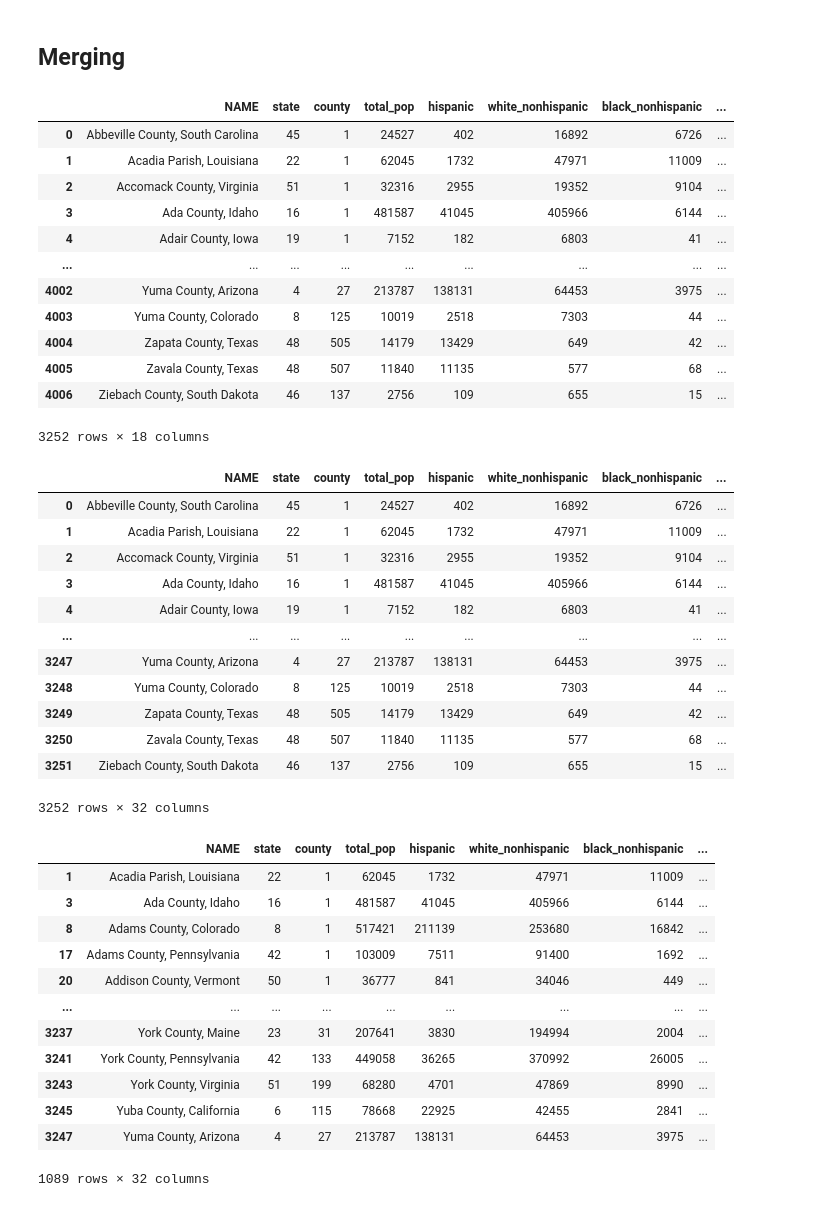
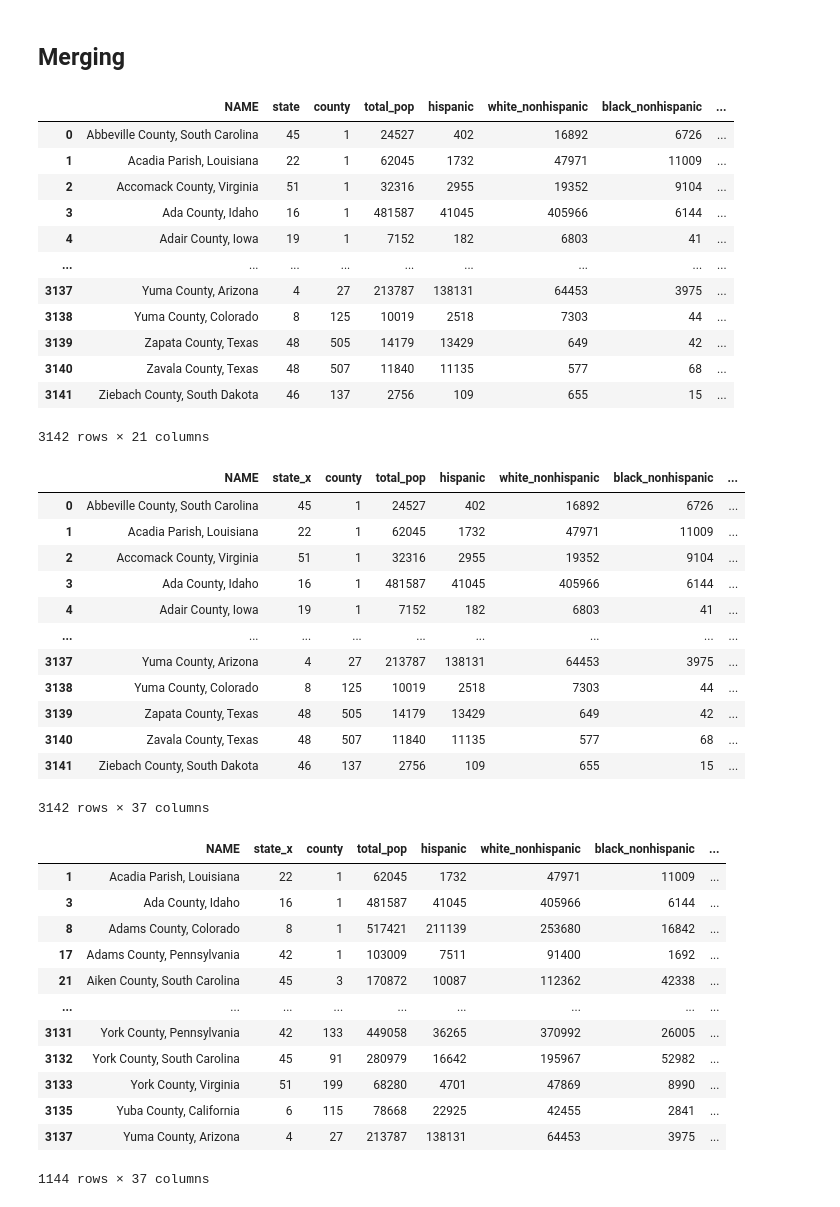
Before and after one commit to vhimani/Summer-2021-Intern-Project, a Jupyter notebook: code/stage2_analysis.ipynb, the cells around one changed output. Cells and saved outputs as stored; diff of their text form; code cells hidden in the pictures.

```diff
--- a/code/stage2_analysis.ipynb
+++ b/code/stage2_analysis.ipynb
@@ -174,7 +174,10 @@ merged_demographics.to_csv('demographics.csv')
 # Retrieve Industry Data
 change_dir('output')
 industry = pd.read_csv('merged_industry_LAUS.csv')
-NECTA = [16980,19100,19820,31080,33100,35620,37980,41860,42660,47900,71650]
+NECTA = [16974,20994,23844,29404,19124,23104,19804,47664,11244,31084,
+         22744,33124,48424,20524,35004,35084,35614,15804,33874,37964,
+         48864,36084,41884,42034,42644,45104,43524,47894,71654,72104,
+         73104,73604,74204,74804,74854,75404,76524,78254]
 industry = industry[~industry['area_code'].isin(NECTA)]
 industry
 # %% [output]
@@ -387,0 +393,11 @@ merged_all.to_csv('industries.csv')
+# %%
+change_dir('output')
+occs = pd.read_csv("occupations.csv")
+occs = occs[(occs['year']==2019)]
+occs = occs[occs['OCC_CODE'] == '15-0000']
+occs = occs[occs['PRIM_STATE']!='PR']
+occs.drop(occs.columns.difference(['AREA','TOT_EMP']), 1, inplace=True)
+occs = occs.rename(columns={'AREA':'area_code','TOT_EMP':'occ_15'})
+occs['occ_15'] = np.where((occs.occ_15 == '**'),0,occs.occ_15)
+occs['occ_15'] = occs['occ_15'].astype(str).astype(float)
+occs
@@ -387,0 +418,4 @@ merged_all.to_csv('industries.csv')
+# %%
+merged_all = merged_all.merge(occs,on=['area_code'],how='left')
+merged_all['occ_15'] = merged_all['occ_15']/(merged_all['total_employment']*1000)
+merged_all
@@ -389,11 +437,11 @@ merged_all.to_csv('industries.csv')
 ## Merging
 # %%
 # Merge the CBSA crosswalk
-change_dir('input')
+change_dir('output//stage2')
 add_CBSA_codes = pd.read_csv('delineation_files.csv')
 add_CBSA_codes = add_CBSA_codes.rename(columns={"CBSA Code":'area_code',"FIPS State Code": "state", "FIPS County Code": "county"})
 add_CBSA_codes[['state','county']] = add_CBSA_codes[['state','county']].astype(int)
-add_CBSA_codes = add_CBSA_codes.drop(columns=['State Name','County/County Equivalent'])
+add_CBSA_codes = add_CBSA_codes.drop(columns=['state_proper','state_abbr'])
 demographics_CBSA = merged_demographics.merge(add_CBSA_codes,left_on=['county','state'],right_on=['county','state'],how='left').drop_duplicates()
 demographics_CBSA
 # %% [output]
@@ -404,49 +452,49 @@ demographics_CBSA
 | 3 | Ada County, Idaho | 16 | 1 | 481587 | 41045 | 405966 | 6144 | ... |
 | 4 | Adair County, Iowa | 19 | 1 | 7152 | 182 | 6803 | 41 | ... |
 | ... | ... | ... | ... | ... | ... | ... | ... | ... |
-| 4002 | Yuma County, Arizona | 4 | 27 | 213787 | 138131 | 64453 | 3975 | ... |
-| 4003 | Yuma County, Colorado | 8 | 125 | 10019 | 2518 | 7303 | 44 | ... |
-| 4004 | Zapata County, Texas | 48 | 505 | 14179 | 13429 | 649 | 42 | ... |
-| 4005 | Zavala County, Texas | 48 | 507 | 11840 | 11135 | 577 | 68 | ... |
-| 4006 | Ziebach County, South Dakota | 46 | 137 | 2756 | 109 | 655 | 15 | ... |
+| 3137 | Yuma County, Arizona | 4 | 27 | 213787 | 138131 | 64453 | 3975 | ... |
+| 3138 | Yuma County, Colorado | 8 | 125 | 10019 | 2518 | 7303 | 44 | ... |
+| 3139 | Zapata County, Texas | 48 | 505 | 14179 | 13429 | 649 | 42 | ... |
+| 3140 | Zavala County, Texas | 48 | 507 | 11840 | 11135 | 577 | 68 | ... |
+| 3141 | Ziebach County, South Dakota | 46 | 137 | 2756 | 109 | 655 | 15 | ... |
-3252 rows × 18 columns
+3142 rows × 21 columns
 # %%
 # Merge the above crosswalk with industry data
 merged_all = merged_all.rename(columns={'state_code':'state'})
-demographics_industry_CBSA = demographics_CBSA.merge(merged_all,left_on=['area_code','state'],right_on=['area_code','state'],how='left').drop_duplicates()
+demographics_industry_CBSA = demographics_CBSA.merge(merged_all,left_on=['area_code'],right_on=['area_code'],how='left').drop_duplicates()
 demographics_industry_CBSA
 # %% [output]
-|  | NAME | state | county | total_pop | hispanic | white_nonhispanic | black_nonhispanic | ... |
+|  | NAME | state_x | county | total_pop | hispanic | white_nonhispanic | black_nonhispanic | ... |
 | 0 | Abbeville County, South Carolina | 45 | 1 | 24527 | 402 | 16892 | 6726 | ... |
 | 1 | Acadia Parish, Louisiana | 22 | 1 | 62045 | 1732 | 47971 | 11009 | ... |
 | 2 | Accomack County, Virginia | 51 | 1 | 32316 | 2955 | 19352 | 9104 | ... |
 | 3 | Ada County, Idaho | 16 | 1 | 481587 | 41045 | 405966 | 6144 | ... |
 | 4 | Adair County, Iowa | 19 | 1 | 7152 | 182 | 6803 | 41 | ... |
 | ... | ... | ... | ... | ... | ... | ... | ... | ... |
-| 3247 | Yuma County, Arizona | 4 | 27 | 213787 | 138131 | 64453 | 3975 | ... |
-| 3248 | Yuma County, Colorado | 8 | 125 | 10019 | 2518 | 7303 | 44 | ... |
-| 3249 | Zapata County, Texas | 48 | 505 | 14179 | 13429 | 649 | 42 | ... |
-| 3250 | Zavala County, Texas | 48 | 507 | 11840 | 11135 | 577 | 68 | ... |
-| 3251 | Ziebach County, South Dakota | 46 | 137 | 2756 | 109 | 655 | 15 | ... |
+| 3137 | Yuma County, Arizona | 4 | 27 | 213787 | 138131 | 64453 | 3975 | ... |
+| 3138 | Yuma County, Colorado | 8 | 125 | 10019 | 2518 | 7303 | 44 | ... |
+| 3139 | Zapata County, Texas | 48 | 505 | 14179 | 13429 | 649 | 42 | ... |
+| 3140 | Zavala County, Texas | 48 | 507 | 11840 | 11135 | 577 | 68 | ... |
+| 3141 | Ziebach County, South Dakota | 46 | 137 | 2756 | 109 | 655 | 15 | ... |
-3252 rows × 32 columns
+3142 rows × 37 columns
 # %%
 # Filter out micro areas
 demographics_industry_CBSA = demographics_industry_CBSA[demographics_industry_CBSA['total_emp_feb2020'].notna()]
 demographics_industry_CBSA
 # %% [output]
-|  | NAME | state | county | total_pop | hispanic | white_nonhispanic | black_nonhispanic | ... |
+|  | NAME | state_x | county | total_pop | hispanic | white_nonhispanic | black_nonhispanic | ... |
 | 1 | Acadia Parish, Louisiana | 22 | 1 | 62045 | 1732 | 47971 | 11009 | ... |
 | 3 | Ada County, Idaho | 16 | 1 | 481587 | 41045 | 405966 | 6144 | ... |
 | 8 | Adams County, Colorado | 8 | 1 | 517421 | 211139 | 253680 | 16842 | ... |
 | 17 | Adams County, Pennsylvania | 42 | 1 | 103009 | 7511 | 91400 | 1692 | ... |
-| 20 | Addison County, Vermont | 50 | 1 | 36777 | 841 | 34046 | 449 | ... |
+| 21 | Aiken County, South Carolina | 45 | 3 | 170872 | 10087 | 112362 | 42338 | ... |
 | ... | ... | ... | ... | ... | ... | ... | ... | ... |
-| 3237 | York County, Maine | 23 | 31 | 207641 | 3830 | 194994 | 2004 | ... |
-| 3241 | York County, Pennsylvania | 42 | 133 | 449058 | 36265 | 370992 | 26005 | ... |
-| 3243 | York County, Virginia | 51 | 199 | 68280 | 4701 | 47869 | 8990 | ... |
-| 3245 | Yuba County, California | 6 | 115 | 78668 | 22925 | 42455 | 2841 | ... |
-| 3247 | Yuma County, Arizona | 4 | 27 | 213787 | 138131 | 64453 | 3975 | ... |
+| 3131 | York County, Pennsylvania | 42 | 133 | 449058 | 36265 | 370992 | 26005 | ... |
+| 3132 | York County, South Carolina | 45 | 91 | 280979 | 16642 | 195967 | 52982 | ... |
+| 3133 | York County, Virginia | 51 | 199 | 68280 | 4701 | 47869 | 8990 | ... |
+| 3135 | Yuba County, California | 6 | 115 | 78668 | 22925 | 42455 | 2841 | ... |
+| 3137 | Yuma County, Arizona | 4 | 27 | 213787 | 138131 | 64453 | 3975 | ... |
-1089 rows × 32 columns
+1144 rows × 37 columns
 # %%
 # Filter out for education nans
 demographics_df = demographics_industry_CBSA.drop(columns=['prepandemic_growth', 'leisure_by_emp','total_emp_feb2020', 'manufacturing_emp_feb2020', 'service_emp_feb2020',
```
Also changed, not shown: parts of 20 cells of this notebook, 3 other files.
